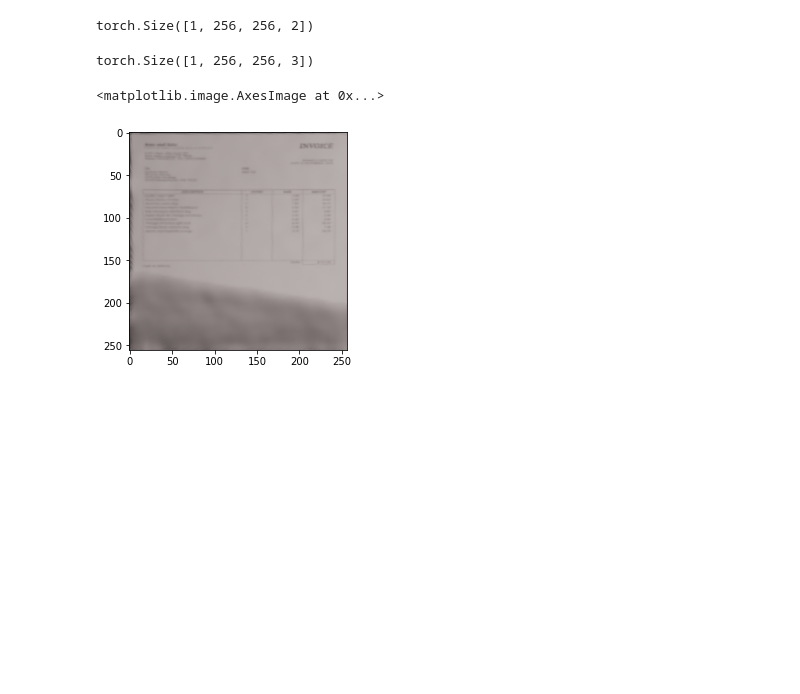
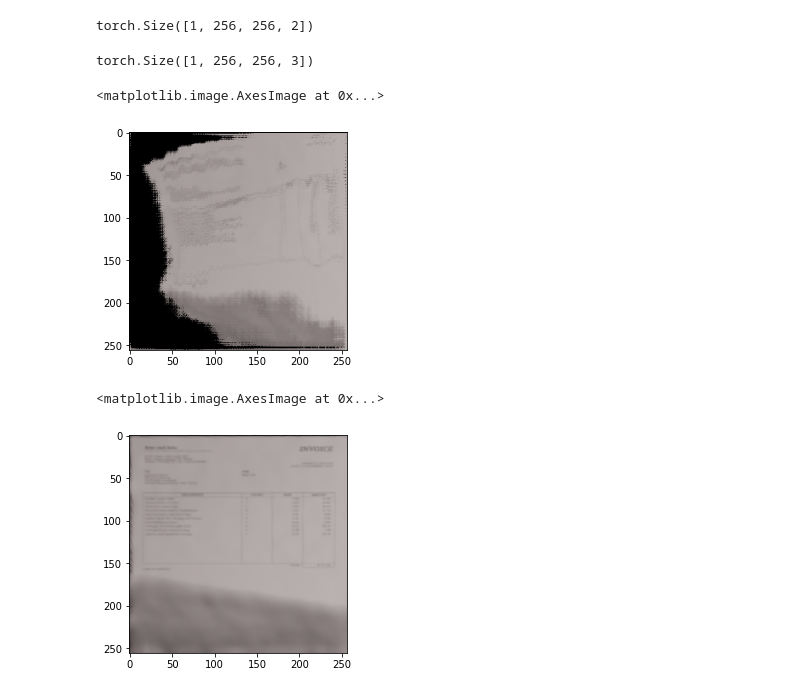
Before and after one commit to Leon-Sander/ImageRectification, a Jupyter notebook: model_creation.ipynb, the cells around one changed output. Drawn from its saved outputs; the diff is of its cells as text; code cells hidden in the pictures; blank space fills up the shorter version.

```diff
--- a/model_creation.ipynb
+++ b/model_creation.ipynb
@@ -43,11 +43,19 @@ warped_bm.shape
 # %% [output]
 torch.Size([1, 256, 256, 2])
 # %%
-unwarped_img = unwarp_image(img, warped_bm)
+#model_bm.eval()
+warped_bm = model_bm(images[0-1,:,:,:].unsqueeze(0))
+unwarped_img = unwarp_image(img, warped_bm.transpose(1,2).transpose(2,3))
 unwarped_img =  unwarped_img.transpose(1,2).transpose(2,3)
 unwarped_img.shape
 # %% [output]
 torch.Size([1, 256, 256, 3])
+# %%
+import matplotlib.pyplot as plt
+plt.imshow(unwarped_img.detach().numpy()[0])
+# %% [output]
+<matplotlib.image.AxesImage at 0x...>
+[figure, added]
 # %%
 import matplotlib.pyplot as plt
 plt.imshow(unwarped_img.numpy()[0])
```
Also changed, not shown: parts of 27 cells of this notebook, 2 other files.
